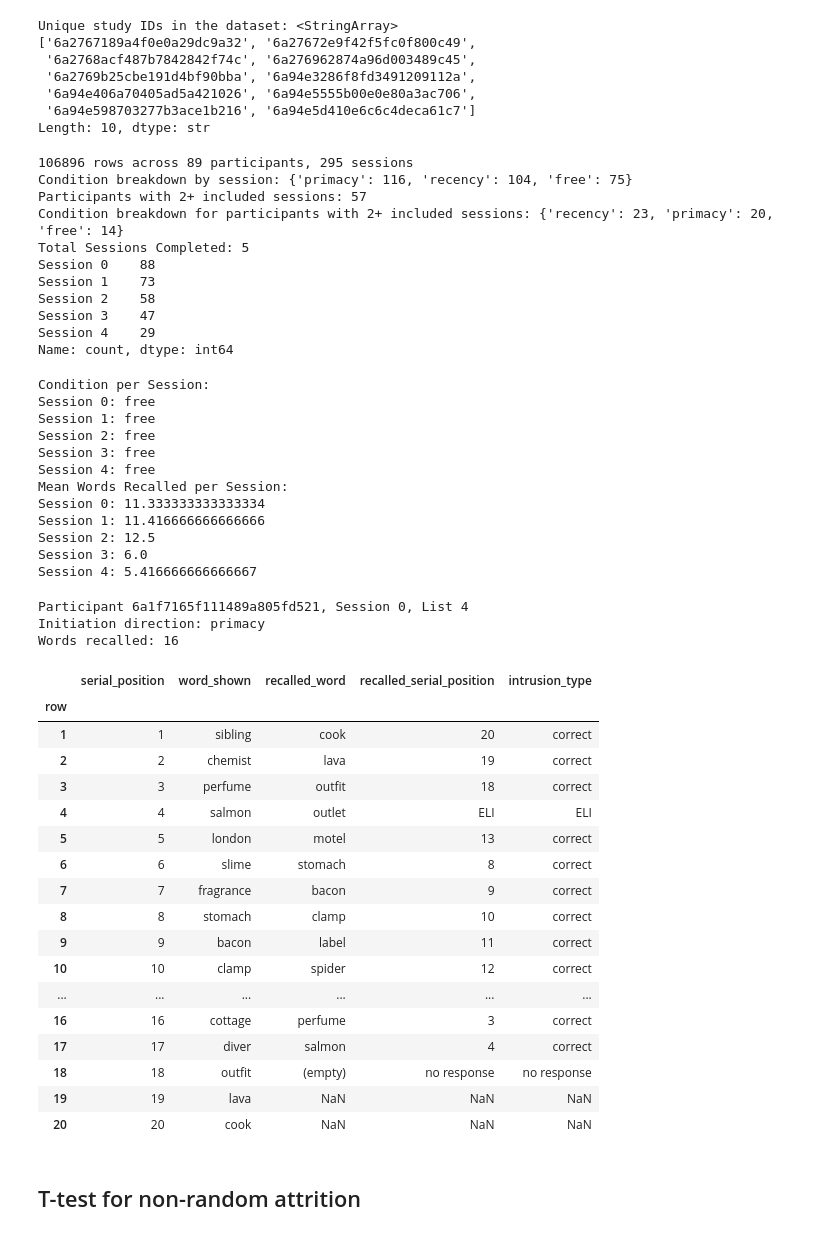
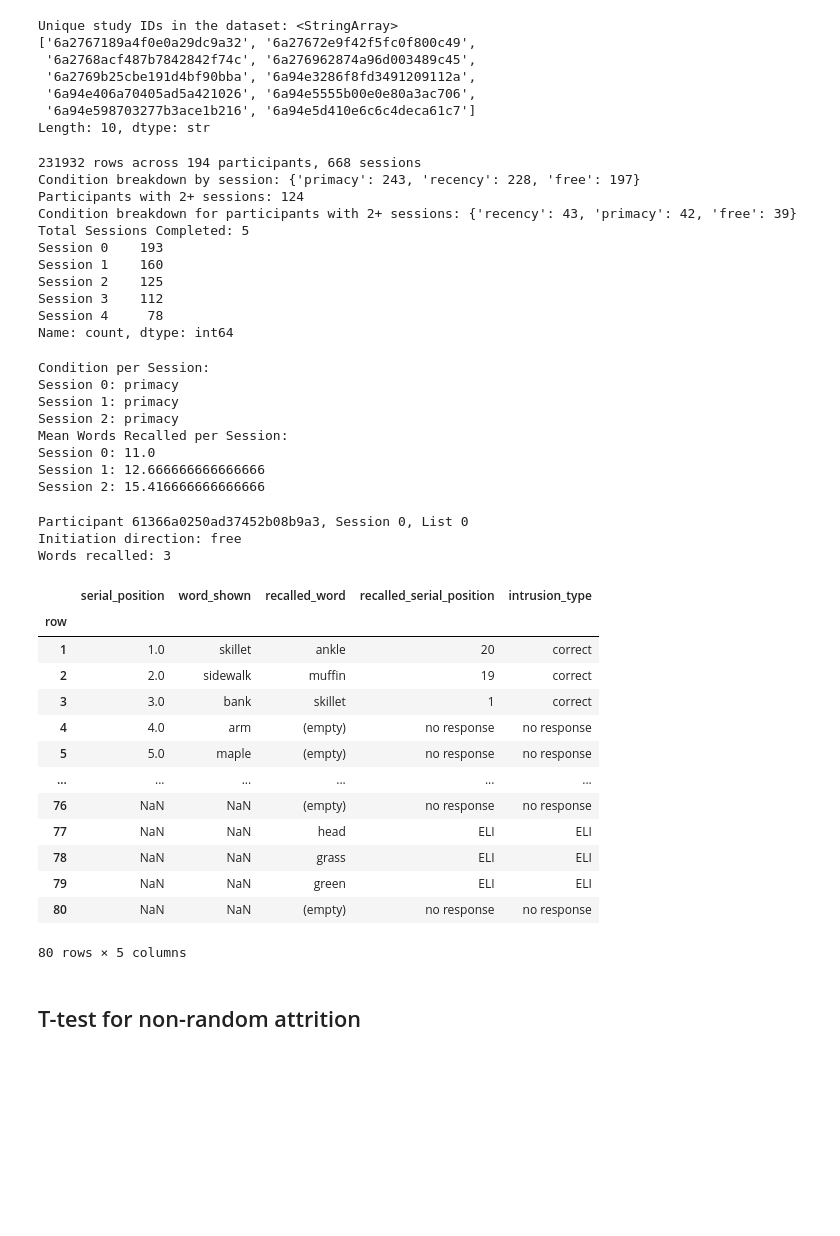
Before and after one commit to pennmem/RecallInitiation2026, a Jupyter notebook: analyses_new.ipynb, the cells around one changed output. Drawn from its saved outputs; the diff is of its cells as text; code cells hidden in the pictures; blank space fills up the shorter version.

```diff
--- a/analyses_new.ipynb
+++ b/analyses_new.ipynb
@@ -150,28 +154,28 @@ twoplus_conditions = pid_condition.loc[twoplus_pids]
 
 print(f'{len(df)} rows across {session_info["prolific_pid"].nunique()} participants, {len(session_info)} sessions')
 print(f"Condition breakdown by session: {session_info['initiation_condition'].value_counts().to_dict()}")
-print(f'Participants with 2+ included sessions: {len(twoplus_pids)}')
-print(f"Condition breakdown for participants with 2+ included sessions: {twoplus_conditions.value_counts().to_dict()}")
+print(f'Participants with 2+ sessions: {len(twoplus_pids)}')
+print(f"Condition breakdown for participants with 2+ sessions: {twoplus_conditions.value_counts().to_dict()}")
 
 print("Total Sessions Completed:", session_info['session'].nunique())
 counts = session_info['session'].value_counts().sort_index()
 counts.index = [f"Session {i}" for i in counts.index]
 print(counts)
 # %% [output]
-106896 rows across 89 participants, 295 sessions
-Condition breakdown by session: {'primacy': 116, 'recency': 104, 'free': 75}
-Participants with 2+ included sessions: 57
-Condition breakdown for participants with 2+ included sessions: {'recency': 23, 'primacy': 20, 'free': 14}
+231932 rows across 194 participants, 668 sessions
+Condition breakdown by session: {'primacy': 243, 'recency': 228, 'free': 197}
+Participants with 2+ sessions: 124
+Condition breakdown for participants with 2+ sessions: {'recency': 43, 'primacy': 42, 'free': 39}
 Total Sessions Completed: 5
-Session 0    88
-Session 1    73
-Session 2    58
-Session 3    47
-Session 4    29
+Session 0    193
+Session 1    160
+Session 2    125
+Session 3    112
+Session 4     78
 Name: count, dtype: int64
 # %%
 # Per-Subject Inspection
-pid = '69ae40f1b37b0e141294f003' # (replace with actual Prolific ID of interest)
+pid = '69e2b2d707a51a46285ebc85' # (replace with actual Prolific ID of interest)
 
 # 1) Number of sessions completed
 n_sessions = session_info[session_info['prolific_pid'] == pid]['session'].nunique()
@@ -190,55 +194,47 @@ for i in range(n_sessions):
     print(f"Session {i}: {mean_words}")
 # %% [output]
 Condition per Session:
-Session 0: free
-Session 1: free
-Session 2: free
-Session 3: free
-Session 4: free
+Session 0: primacy
+Session 1: primacy
+Session 2: primacy
 Mean Words Recalled per Session:
-Session 0: 11.333333333333334
-Session 1: 11.416666666666666
-Session 2: 12.5
-Session 3: 6.0
-Session 4: 5.416666666666667
+Session 0: 11.0
+Session 1: 12.666666666666666
+Session 2: 15.416666666666666
 # %%
 # Per-List Inspection
-pid = '6a1f7165f111489a805fd521' # (replace with actual Prolific ID of interest)
+pid = '61366a0250ad37452b08b9a3' # (replace with actual Prolific ID of interest)
 session = 0
-list_num = 4
+list_num = 0
 
 selected = df.query("prolific_pid == @pid and session == @session and list == @list_num")
 condition = selected['initiation_condition'].dropna().iloc[0]
 ll = int(selected['l_length'].dropna().iloc[0])
 recalls = selected[selected['type'] == 'REC_WORD']['serial_position']
 correct_unique = recalls[(recalls >= 1) & (recalls <= ll)].astype(int).nunique()
 
 print(f'Participant {pid}, Session {session}, List {list_num}')
 print(f'Initiation direction: {condition}')
 print(f'Words recalled: {correct_unique}')
 inspect_list_recall(df, pid, session, list_num)
 # %% [output]
-Participant 6a1f7165f111489a805fd521, Session 0, List 4
-Initiation direction: primacy
-Words recalled: 16
+Participant 61366a0250ad37452b08b9a3, Session 0, List 0
+Initiation direction: free
+Words recalled: 3
 |  | serial_position | word_shown | recalled_word | recalled_serial_position | intrusion_type |
 | row |  |  |  |  |  |
-| 1 | 1 | sibling | cook | 20 | correct |
-| 2 | 2 | chemist | lava | 19 | correct |
-| 3 | 3 | perfume | outfit | 18 | correct |
-| 4 | 4 | salmon | outlet | ELI | ELI |
-| 5 | 5 | london | motel | 13 | correct |
-| 6 | 6 | slime | stomach | 8 | correct |
-| 7 | 7 | fragrance | bacon | 9 | correct |
-| 8 | 8 | stomach | clamp | 10 | correct |
-| 9 | 9 | bacon | label | 11 | correct |
-| 10 | 10 | clamp | spider | 12 | correct |
+| 1 | 1.0 | skillet | ankle | 20 | correct |
+| 2 | 2.0 | sidewalk | muffin | 19 | correct |
+| 3 | 3.0 | bank | skillet | 1 | correct |
+| 4 | 4.0 | arm | (empty) | no response | no response |
+| 5 | 5.0 | maple | (empty) | no response | no response |
 | ... | ... | ... | ... | ... | ... |
-| 16 | 16 | cottage | perfume | 3 | correct |
-| 17 | 17 | diver | salmon | 4 | correct |
-| 18 | 18 | outfit | (empty) | no response | no response |
-| 19 | 19 | lava | NaN | NaN | NaN |
-| 20 | 20 | cook | NaN | NaN | NaN |
+| 76 | NaN | NaN | (empty) | no response | no response |
+| 77 | NaN | NaN | head | ELI | ELI |
+| 78 | NaN | NaN | grass | ELI | ELI |
+| 79 | NaN | NaN | green | ELI | ELI |
+| 80 | NaN | NaN | (empty) | no response | no response |
+80 rows × 5 columns
 # %% [markdown]
 ## T-test for non-random attrition
 # %%
```
Also changed, not shown: parts of 53 cells of this notebook, 19 other files.
